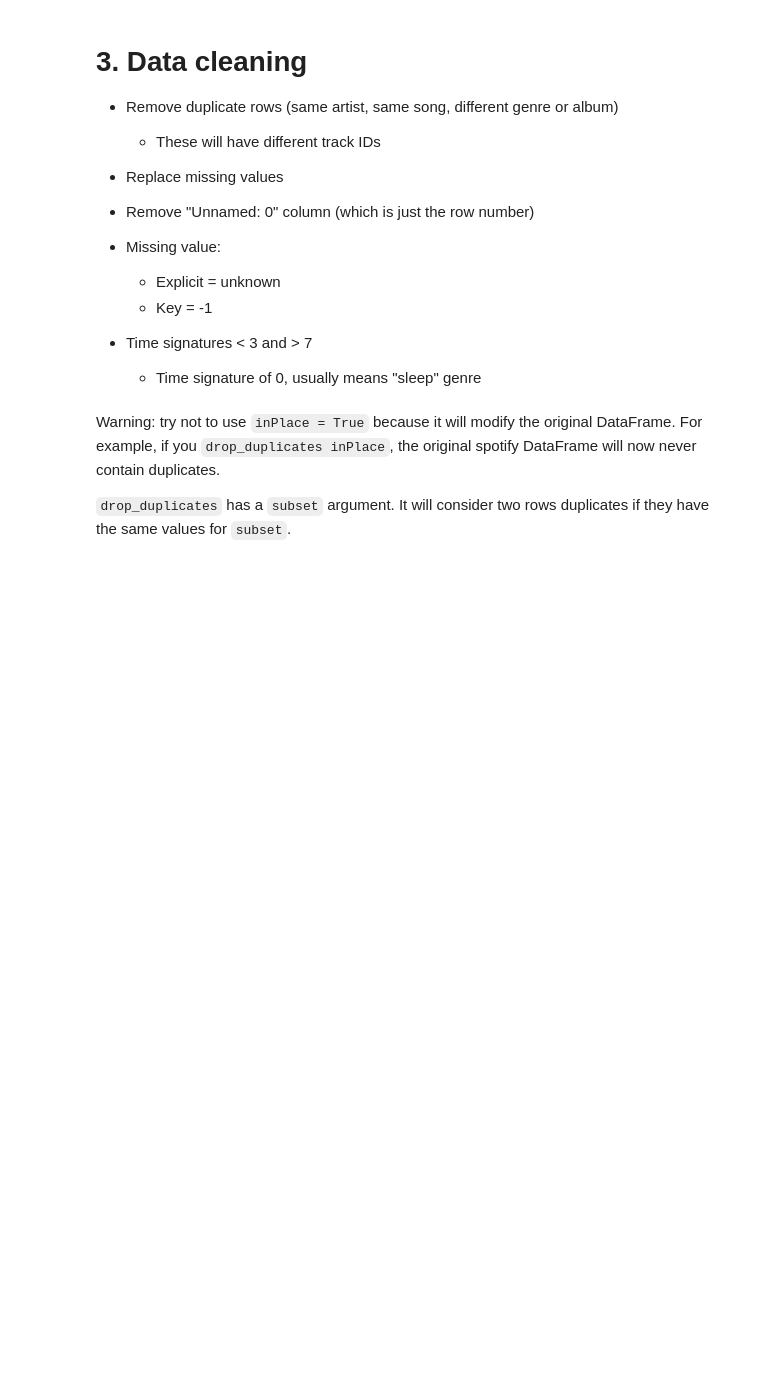
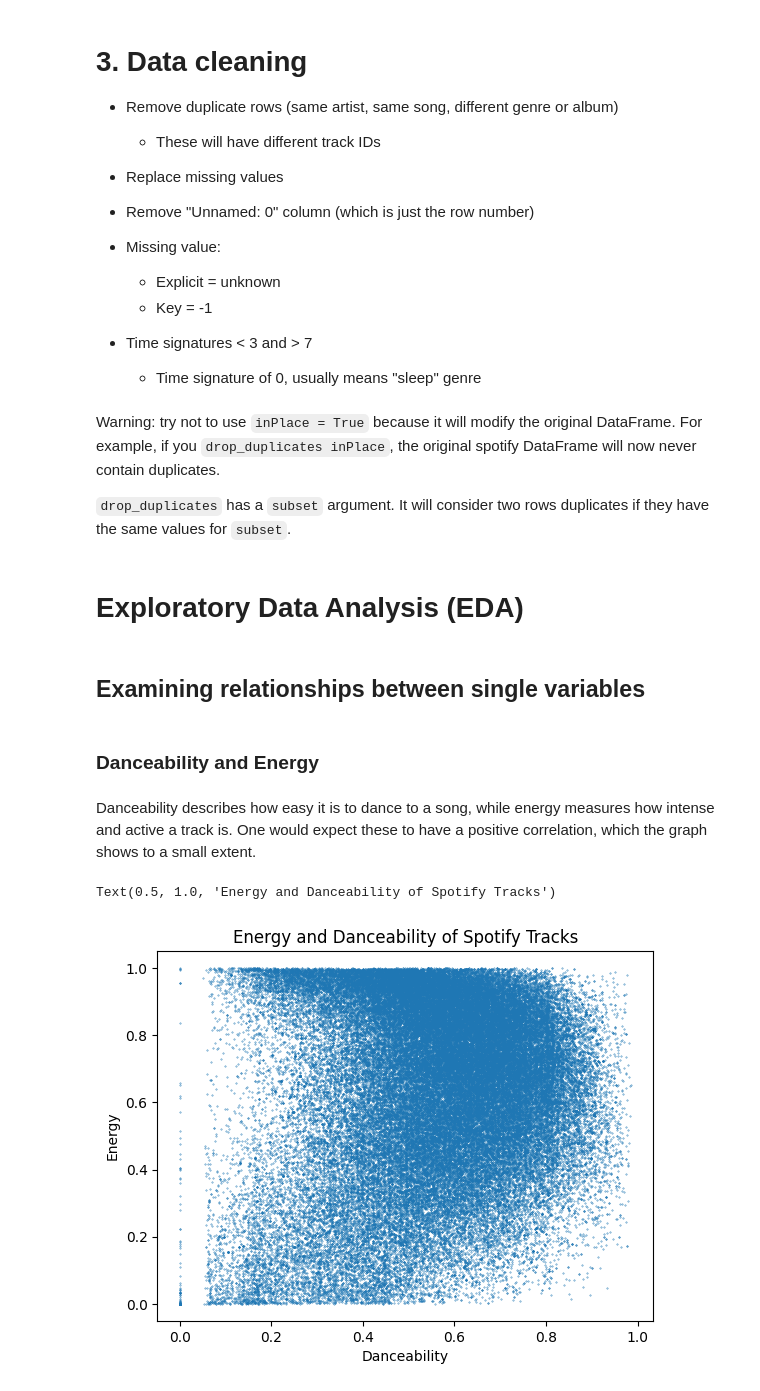
Before and after one commit to zacharydesoto/beat-predictor, a Jupyter notebook: M148_project.ipynb, the cells around one changed output. Cells and saved outputs as stored; diff of their text form; code cells hidden in the pictures; blank space fills up the shorter version.

Commit message:
Add Exploratory Data Analysis

```diff
--- a/M148_project.ipynb
+++ b/M148_project.ipynb
@@ -144,3 +146,21 @@ spotify_new = spotify.drop_duplicates(subset=['artists', 'track_name'], keep='fi
 spotify_new.shape
 # %%
 # Imputation for rows with missing values
+# %% [markdown]
+# Exploratory Data Analysis (EDA)
+# %% [markdown]
+## Examining relationships between single variables
+# %% [markdown]
+### Danceability and Energy
+# %% [markdown]
+Danceability describes how easy it is to dance to a song, while energy measures how intense and active a track is. One would expect these to have a positive correlation, which the graph shows to a small extent.
+# %%
+danceability = spotify['danceability']
+energy = spotify['energy']
+plt.scatter(danceability, energy, s=0.1)
+plt.xlabel('Danceability')
+plt.ylabel('Energy')
+plt.title('Energy and Danceability of Spotify Tracks')
+# %% [output]
+Text(0.5, 1.0, 'Energy and Danceability of Spotify Tracks')
+[figure, added]
```
Also changed, not shown: parts of 5 cells of this notebook.
